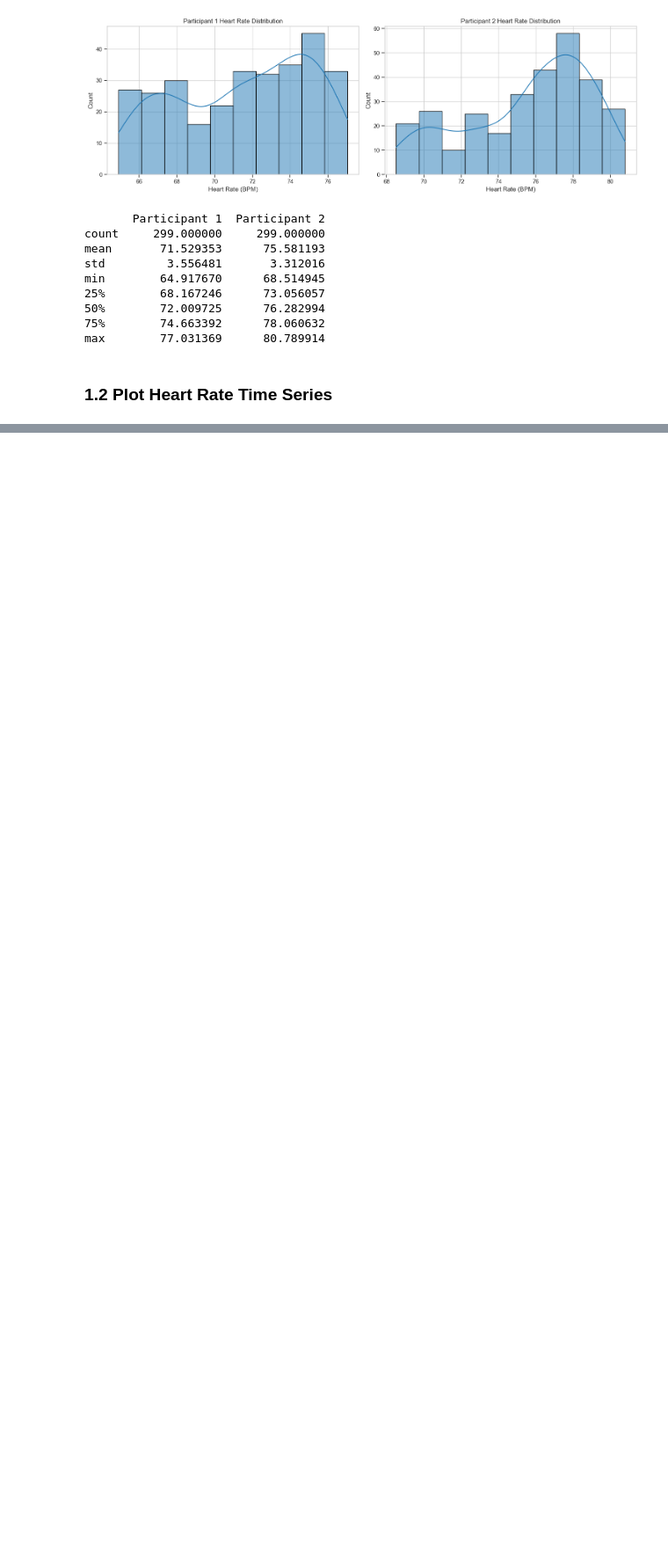
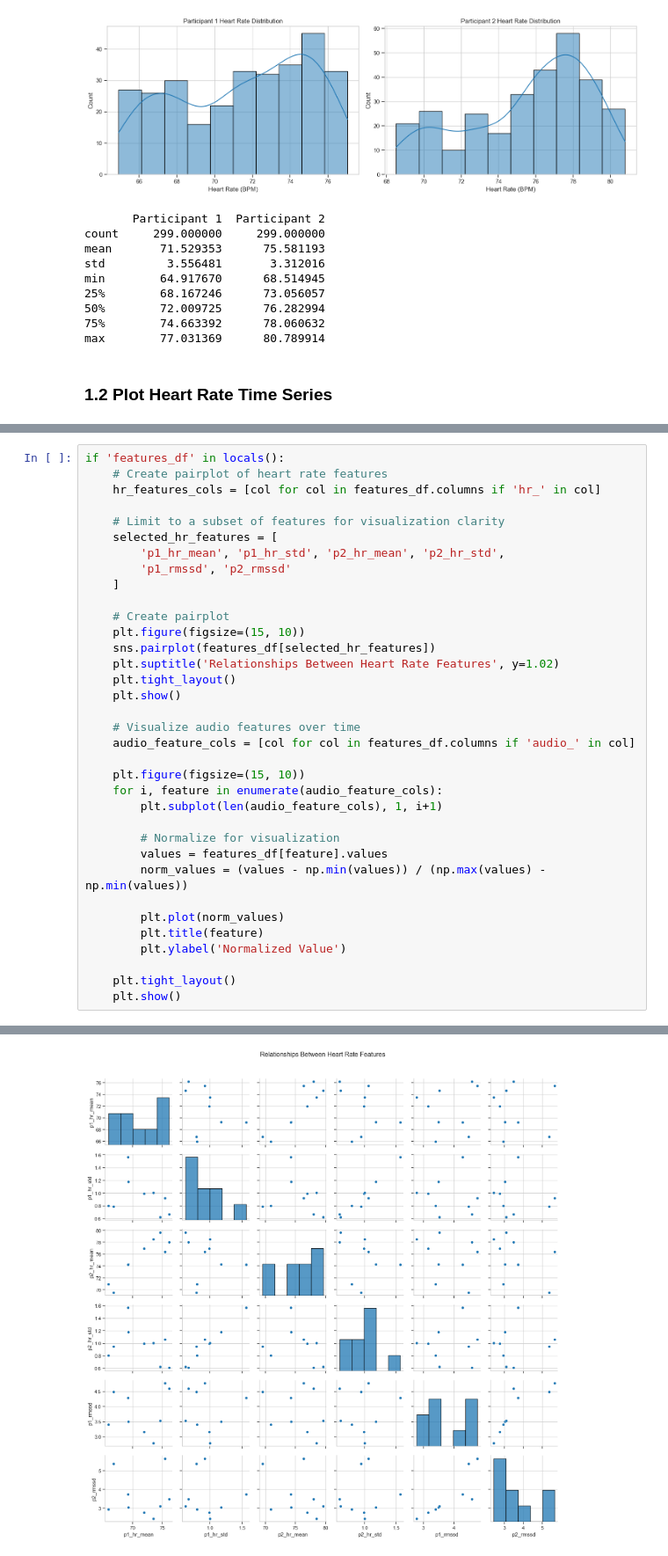
Before and after one commit to P-Oveisi/brainhack_context_flow, a Jupyter notebook: notebooks/exploration.ipynb, the cells around one changed output, grey strips where cells are left out. Shown at 88% size. Cells and saved outputs as stored; diff of their text form; blank space fills up the shorter version.

```diff
--- a/notebooks/exploration.ipynb
+++ b/notebooks/exploration.ipynb
@@ -289,0 +336,36 @@ python ../main.py --hr1 ../data/raw/participant1_hr.csv --hr2 ../data/raw/partic
+# %%
+if 'features_df' in locals():
+    # Create pairplot of heart rate features
+    hr_features_cols = [col for col in features_df.columns if 'hr_' in col]
+
+    # Limit to a subset of features for visualization clarity
+    selected_hr_features = [
+        'p1_hr_mean', 'p1_hr_std', 'p2_hr_mean', 'p2_hr_std',
+        'p1_rmssd', 'p2_rmssd'
+    ]
+
+    # Create pairplot
+    plt.figure(figsize=(15, 10))
+    sns.pairplot(features_df[selected_hr_features])
+    plt.suptitle('Relationships Between Heart Rate Features', y=1.02)
+    plt.tight_layout()
+    plt.show()
+
+    # Visualize audio features over time
+    audio_feature_cols = [col for col in features_df.columns if 'audio_' in col]
+
+    plt.figure(figsize=(15, 10))
+    for i, feature in enumerate(audio_feature_cols):
+        plt.subplot(len(audio_feature_cols), 1, i+1)
+
+        # Normalize for visualization
+        values = features_df[feature].values
+        norm_values = (values - np.min(values)) / (np.max(values) - np.min(values))
+
+        plt.plot(norm_values)
+        plt.title(feature)
+        plt.ylabel('Normalized Value')
+
+    plt.tight_layout()
+    plt.show()
+# %% [output]
@@ -289,0 +373 @@ python ../main.py --hr1 ../data/raw/participant1_hr.csv --hr2 ../data/raw/partic
+[figure, added]
```
Also changed, not shown: parts of 24 cells of this notebook, 31 other files.
